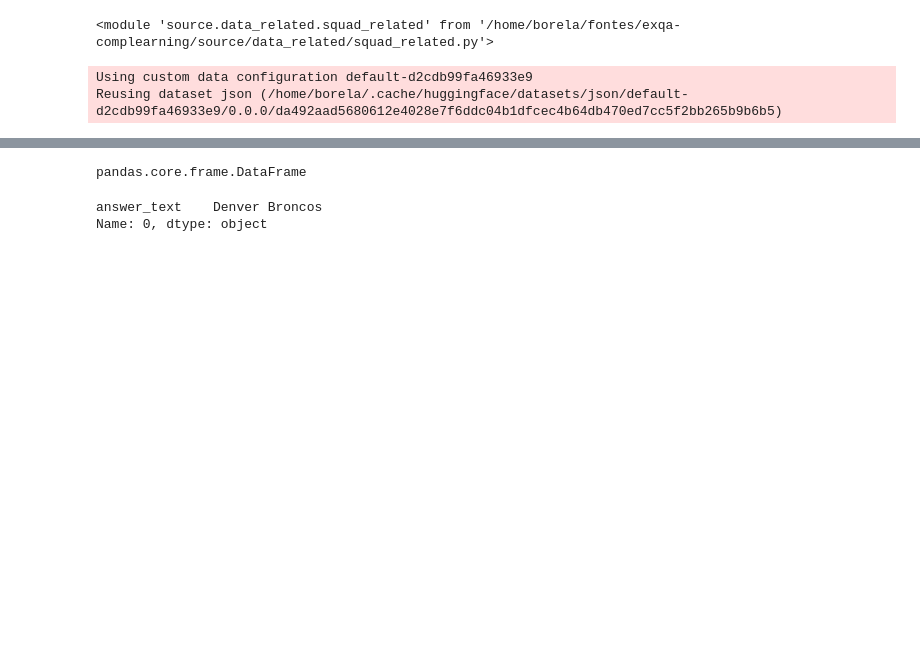
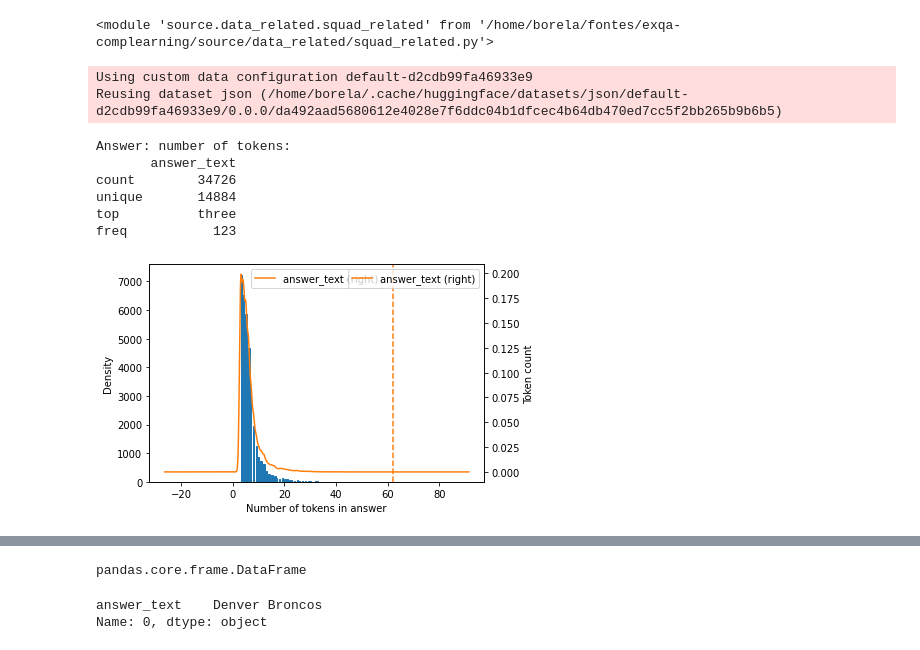
Before and after one commit to marcusborela/exqa-complearning, a Jupyter notebook: source/data_related/explore_dataset_format.ipynb, the cells around one changed output, grey strips where cells are left out. Saved outputs shown, nothing was run; the diff lists cells and outputs as text; code cells hidden in the pictures; blank space fills up the shorter version.

Commit message:
answer histogram ok

```diff
--- a/source/data_related/explore_dataset_format.ipynb
+++ b/source/data_related/explore_dataset_format.ipynb
@@ -39,6 +39,16 @@ else:
     name_model = 'pierreguillou/bert-large-cased-squad-v1.1-portuguese'
     path_model = "models/transfer_learning/"+name_model
     model = Reader(pretrained_model_name_or_path=path_model, parm_dict_config=None)
+# %%
+vdataset.print_histogram_num_tokens_given_tokenizer(parm_tokenizer=model.tokenizer)
+# %% [output]
+Answer: number of tokens:
+       answer_text
+count        34726
+unique       14884
+top          three
+freq           123
+[figure, added]
 # %%
 vdataset.print_histogram_num_tokens_given_tokenizer(parm_tokenizer=model.tokenizer)
 # %% [output]
```
Also changed, not shown: parts of 1 cell of this notebook, 1 other file.
